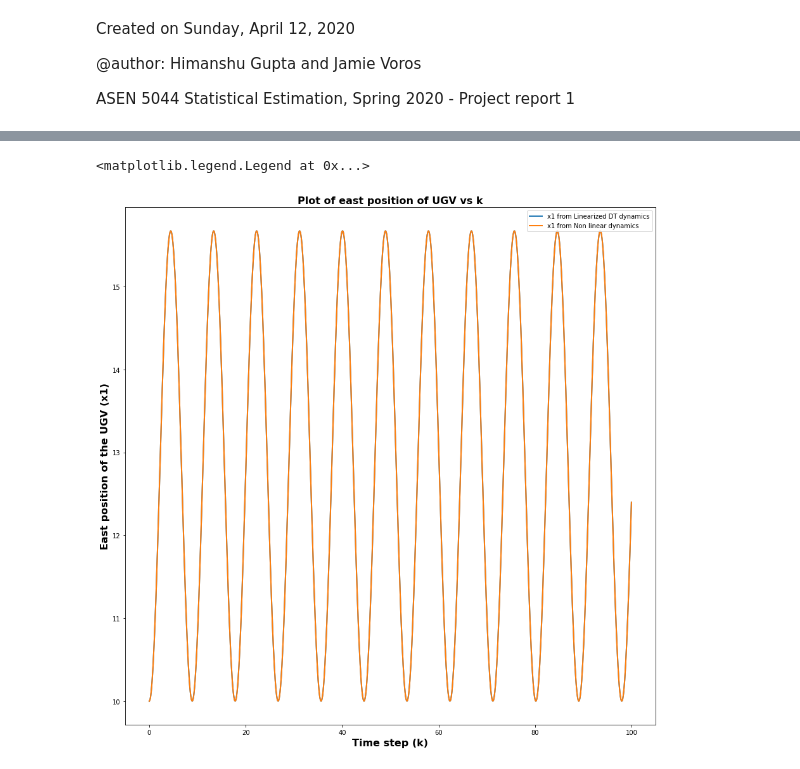
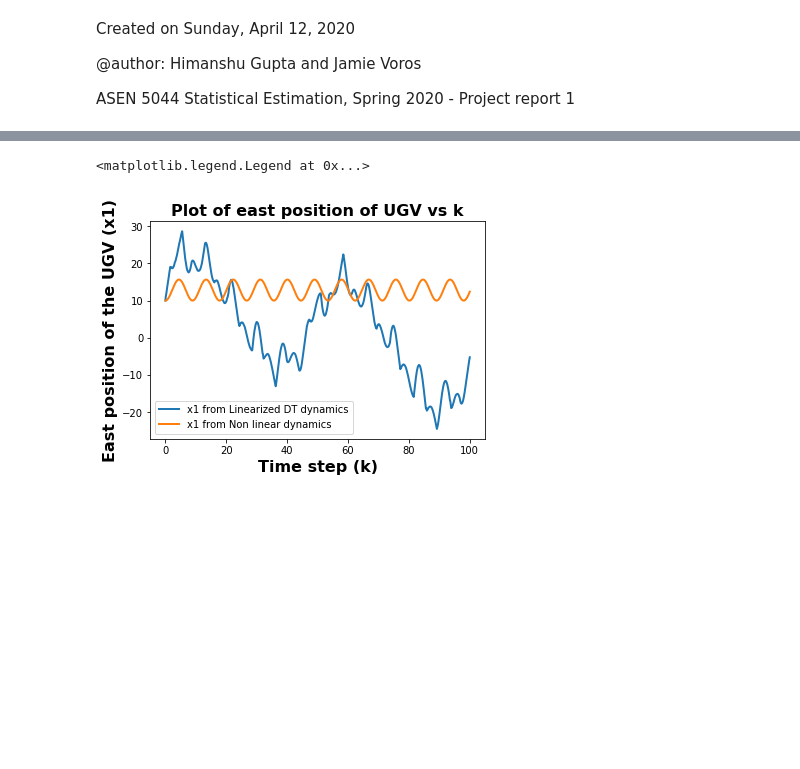
Before and after one commit to himanshugupta1009/robot_localization, a Jupyter notebook: Project_Report_2/LKF.ipynb, the cells around one changed output, grey strips where cells are left out. Cells and saved outputs as stored; diff of their text form; code cells hidden in the pictures; blank space fills up the shorter version.

```diff
--- a/Project_Report_2/LKF.ipynb
+++ b/Project_Report_2/LKF.ipynb
@@ -163,6 +164,12 @@ def linear_kalman_filter(F, x, y, G, u, P, Q, H, R, Omega):
     P = np.matmul(P_update,P_predicted)
 
     return x, P
+# %%
+all_data = loadmat('data.mat')
+y_data = all_data['ydata']
+y_observed = []
+for i in range(1,len(y_data[1,:])):
+    y_observed.append(np.transpose([y_data[:,i]]))
 # %%
 def get_K_perturbations(initial_perturbation,nominal_state_trajectory,u,delta_t,K):
 
@@ -201,7 +208,7 @@ def get_K_perturbations_LKF(initial_perturbation,nominal_state_trajectory,u,delt
         uk_nominal = u
         Fk,Gk,Omegak,Hk,Mk = get_DT_Jacobians(xk_nominal,uk_nominal,delta_t)
         delta_yk = y_observed[k] - nominal_state_measurements[k]
-        delta_xk_plus1, Pk = linear_kalman_filter(Fk, delta_x, delta_yk, Gk, uk, Pk, Q, Hk, R, Omega)
+        delta_xk_plus1, Pk = linear_kalman_filter(Fk, delta_xk, delta_yk, Gk, delta_uk, Pk, Q, Hk, R, Omegak)
         delta_y_list.append(delta_yk)
         delta_xk = delta_xk_plus1
 
@@ -215,7 +222,7 @@ R = np.array([
     [0, 0, 0, 36, 0],
     [0, 0, 0, 0, 36]
                 ])
-P = np.identitiy(6)
+P = np.identity(6)
 #initial_perturbation = 0.05*np.ones(len(x0))
 initial_perturbation = np.array([0,1,0,0,0,0.1])
-delta_x_LKF_list, delta_y_LFK_list = get_K_perturbations_LKF(initial_perturbation, nominal_state_trajectory, u, delta_t, num_time_steps,P,R,Q)
+delta_x_LKF_list, delta_y_LKF_list = get_K_perturbations_LKF(initial_perturbation, nominal_state_trajectory, u, delta_t, num_time_steps,P,R,Q)
@@ -227,18 +229,3 @@ delta_x_LKF_list, delta_y_LFK_list = get_K_perturbations_LKF(initial_perturbatio
-# %%
-linearized_DT_states_LKF = []
-linearized_DT_P_LKF = []
-
-
-xk = x0
-uk = u
-for k in range(0,len(measured_DT_states)):
-    Fk,Gk,Omegak,Hk,Mk = get_DT_Jacobians(xk,uk,delta_t)
-    yk = measured_DT_states[:, k]
-    delta_x = delta_x_list[k]
-    delta_y = delta_y_list[k]
-    xk, Pk = linear_kalman_filter(Fk, delta_xk, yk, Gk, uk, Pk, Q_discrete, Hk, R_discrete, Omegak)
-    linearized_DT_states_LKF.append(xk)
-    linearized_DT_P_LKF.append(Pk)
 # %%
 linearized_DT_states = []
 for k in range(0,len(nominal_state_trajectory)):
@@ -249,6 +236,16 @@ linearized_DT_measurements = []
 for k in range(0,len(nominal_state_measurements)):
     yk = nominal_state_measurements[k] + delta_y_list[k]
     linearized_DT_measurements.append(yk)
+# %%
+linearized_DT_states_LKF = []
+for k in range(0,len(nominal_state_trajectory)):
+    xk = nominal_state_trajectory[k].reshape(len(nominal_state_trajectory[k]),1) + delta_x_LKF_list[k]
+    linearized_DT_states_LKF.append(xk)
+
+linearized_DT_measurements_LKF = []
+for k in range(0,len(nominal_state_measurements)):
+    yk = nominal_state_measurements[k] + delta_y_LKF_list[k]
+    linearized_DT_measurements_LKF.append(yk)
 # %%
 non_linear_trajectory_with_perturbed_x0 = odeint(model, x0+initial_perturbation, time_steps, args = (u,L))
 for i in range(0,len(non_linear_trajectory_with_perturbed_x0)):
@@ -265,25 +262,25 @@ for i in range(0,len(non_linear_trajectory_with_perturbed_x0)):
 # %%
 #Plot x[1] or east position of UGV
 
 linearized_DT_x1 = []
 non_linear_x1 = []
 
-for state in linearized_DT_states:
+for state in linearized_DT_states_LKF:
     linearized_DT_x1.append(state[0][0])
 
 for state in non_linear_trajectory_with_perturbed_x0:
     non_linear_x1.append(state[0])
 
 plt.xlabel("Time step (k)",fontsize=16, fontweight='bold')
 plt.ylabel("East position of the UGV (x1)",fontsize=16, fontweight='bold')
 plt.title("Plot of east position of UGV vs k",fontsize=16, fontweight='bold')
 plt.plot(time_steps,linearized_DT_x1,linewidth = 2,label = 'x1 from Linearized DT dynamics')
 plt.plot(time_steps,non_linear_x1,linewidth = 2,label = 'x1 from Non linear dynamics')
 plt.rcParams["figure.figsize"] = (15,15)
 plt.legend()
 # %% [output]
 <matplotlib.legend.Legend at 0x...>
-[figure, old version]
+[figure, new version]
 # %%
 #Plot x[2] or north position of UGV
 
```
Also changed, not shown: parts of 12 cells of this notebook, 1 other file.
